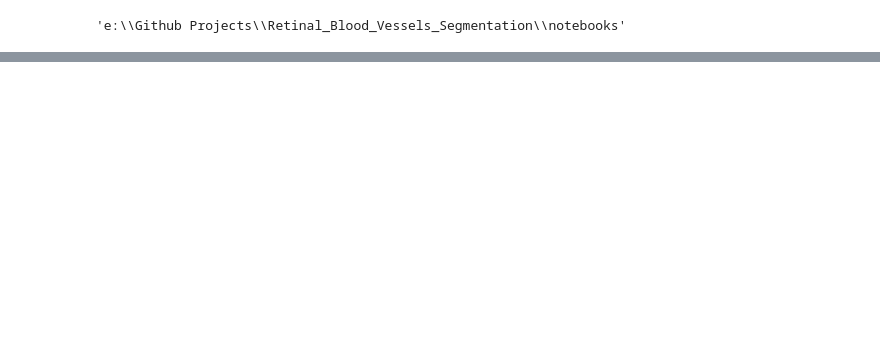
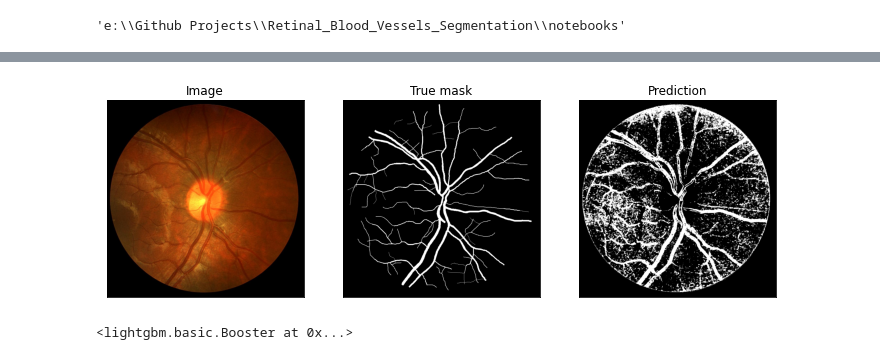
Before and after one commit to D3nz13/Retinal_Blood_Vessels_Segmentation, a Jupyter notebook: notebooks/classic_ml_train.ipynb, the cells around one changed output, grey strips where cells are left out. Cells and saved outputs as stored; diff of their text form; code cells hidden in the pictures; blank space fills up the shorter version.

```diff
--- a/notebooks/classic_ml_train.ipynb
+++ b/notebooks/classic_ml_train.ipynb
@@ -128,0 +182,24 @@ KeyboardInterrupt:
+# %%
+test_img = cv2.imread("../cropped_images/test/img/Image_10R.jpg")
+test_mask = cv2.imread("../cropped_images/test/mask/Image_10R_1stHO.png", cv2.IMREAD_GRAYSCALE)
+
+x_start, x_end = (0, 959)
+y_start, y_end = (0, 959)
+
+x_size = x_end - x_start
+y_size = y_end - y_start
+
+cropped_image = test_img[x_start : x_end, y_start : y_end]
+cropped_mask = test_mask[x_start : x_end, y_start : y_end]
+prepared_img = prepare_image(cropped_image)
+
+img_pred = model.predict(prepared_img)
+img_pred_binarized = np.where(img_pred > 0.5, 1, 0)
+
+plot_prediction(cropped_image, cropped_mask, img_pred_binarized.reshape(x_size, y_size))
+# %% [output]
+[figure, added]
+# %%
+model.booster_.save_model('../models/lgbm.txt')
+# %% [output]
+<lightgbm.basic.Booster at 0x...>
```
Also changed, not shown: parts of 11 cells of this notebook, 1 other file.
